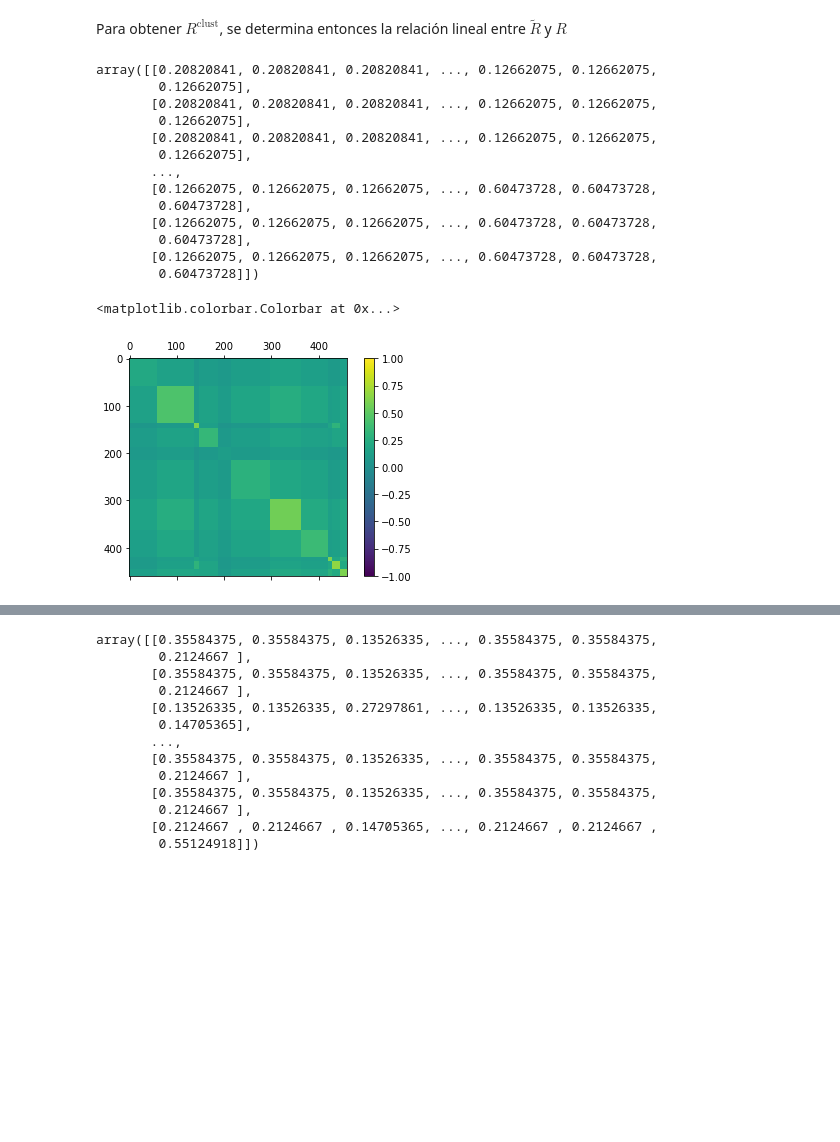
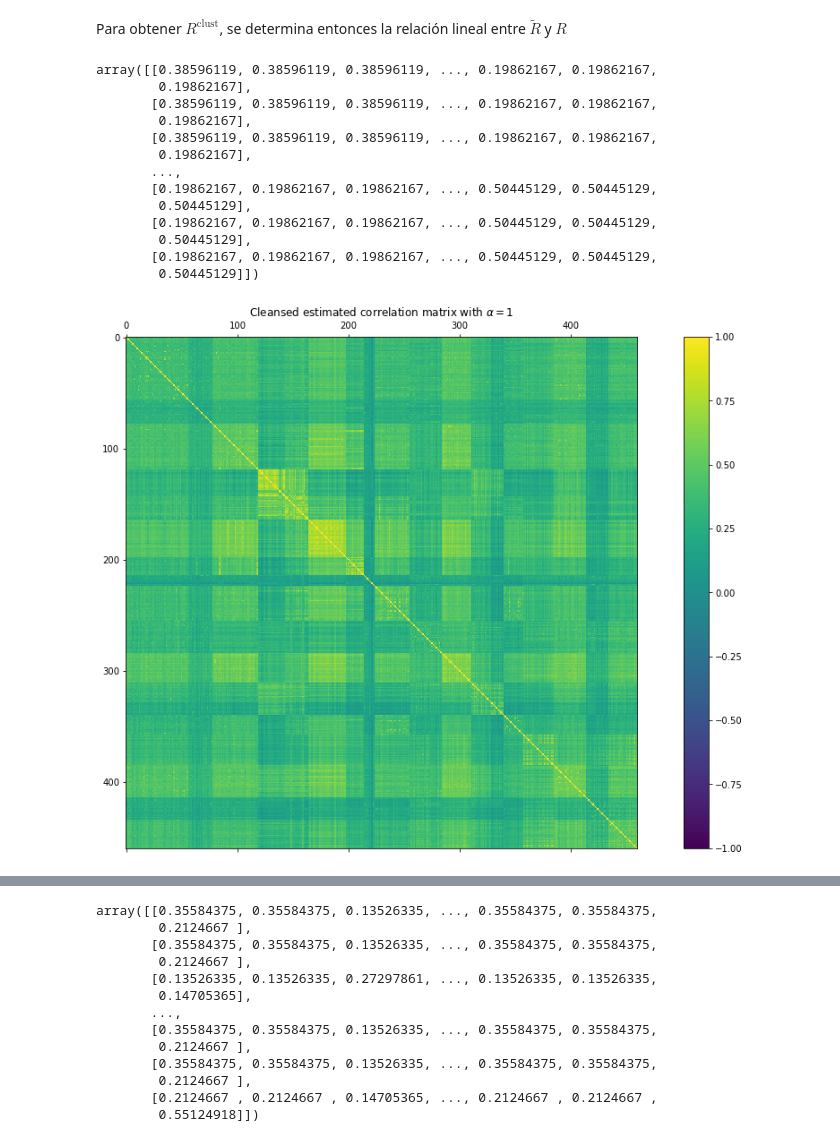
Before and after one commit to jduarte00/clustering_shrinkage_estimator, a Jupyter notebook: implementation_sbs.ipynb, the cells around one changed output, grey strips where cells are left out. Drawn from its saved outputs; the diff is of its cells as text; code cells hidden in the pictures; blank space fills up the shorter version.

Commit message:
add figures from cleansed correlation matrices with different values for alpha

```diff
--- a/implementation_sbs.ipynb
+++ b/implementation_sbs.ipynb
@@ -8,7 +8,7 @@ from sklearn.cluster import KMeans
 import matplotlib.pyplot as plt
 # %%
 X_matrix = pd.read_csv('./data/sp_500_returns.csv', index_col='Date')
-X_matrix = X_matrix[:700]
+#X_matrix = X_matrix[:700]
 # %%
 X_matrix.head()
 # %% [output]
@@ -481,28 +483,28 @@ def get_R_clust(R_matrix, R_tilde_matrix, alpha):
 R_clust = get_R_clust(R_matrix, R_tilde, 1)
 R_clust
 # %% [output]
-array([[0.20820841, 0.20820841, 0.20820841, ..., 0.12662075, 0.12662075,
-        0.12662075],
-       [0.20820841, 0.20820841, 0.20820841, ..., 0.12662075, 0.12662075,
-        0.12662075],
-       [0.20820841, 0.20820841, 0.20820841, ..., 0.12662075, 0.12662075,
-        0.12662075],
+array([[0.38596119, 0.38596119, 0.38596119, ..., 0.19862167, 0.19862167,
+        0.19862167],
+       [0.38596119, 0.38596119, 0.38596119, ..., 0.19862167, 0.19862167,
+        0.19862167],
+       [0.38596119, 0.38596119, 0.38596119, ..., 0.19862167, 0.19862167,
+        0.19862167],
        ...,
-       [0.12662075, 0.12662075, 0.12662075, ..., 0.60473728, 0.60473728,
-        0.60473728],
-       [0.12662075, 0.12662075, 0.12662075, ..., 0.60473728, 0.60473728,
-        0.60473728],
-       [0.12662075, 0.12662075, 0.12662075, ..., 0.60473728, 0.60473728,
-        0.60473728]])
+       [0.19862167, 0.19862167, 0.19862167, ..., 0.50445129, 0.50445129,
+        0.50445129],
+       [0.19862167, 0.19862167, 0.19862167, ..., 0.50445129, 0.50445129,
+        0.50445129],
+       [0.19862167, 0.19862167, 0.19862167, ..., 0.50445129, 0.50445129,
+        0.50445129]])
 # %%
 fig = plt.figure()
 ax = fig.add_subplot(111)
-subplotsize=[8.,8.]
-figuresize=[10.,10.]
+fig.set_size_inches(18.5, 10.5)
 cax = ax.matshow(R_clust, vmin=-1, vmax=1)
+plt.title(r"Cleansed estimated correlation matrix with $\alpha = 1$")
 fig.colorbar(cax)
+plt.savefig('./_static/cleansed_matrix_alpha_1.png')
 # %% [output]
-<matplotlib.colorbar.Colorbar at 0x...>
-[figure, old version]
+[figure, new version]
 # %%
 R_clust = get_R_clust(R_matrix, R_tilde, 0)
```
Also changed, not shown: parts of 15 cells of this notebook, 3 other files.
